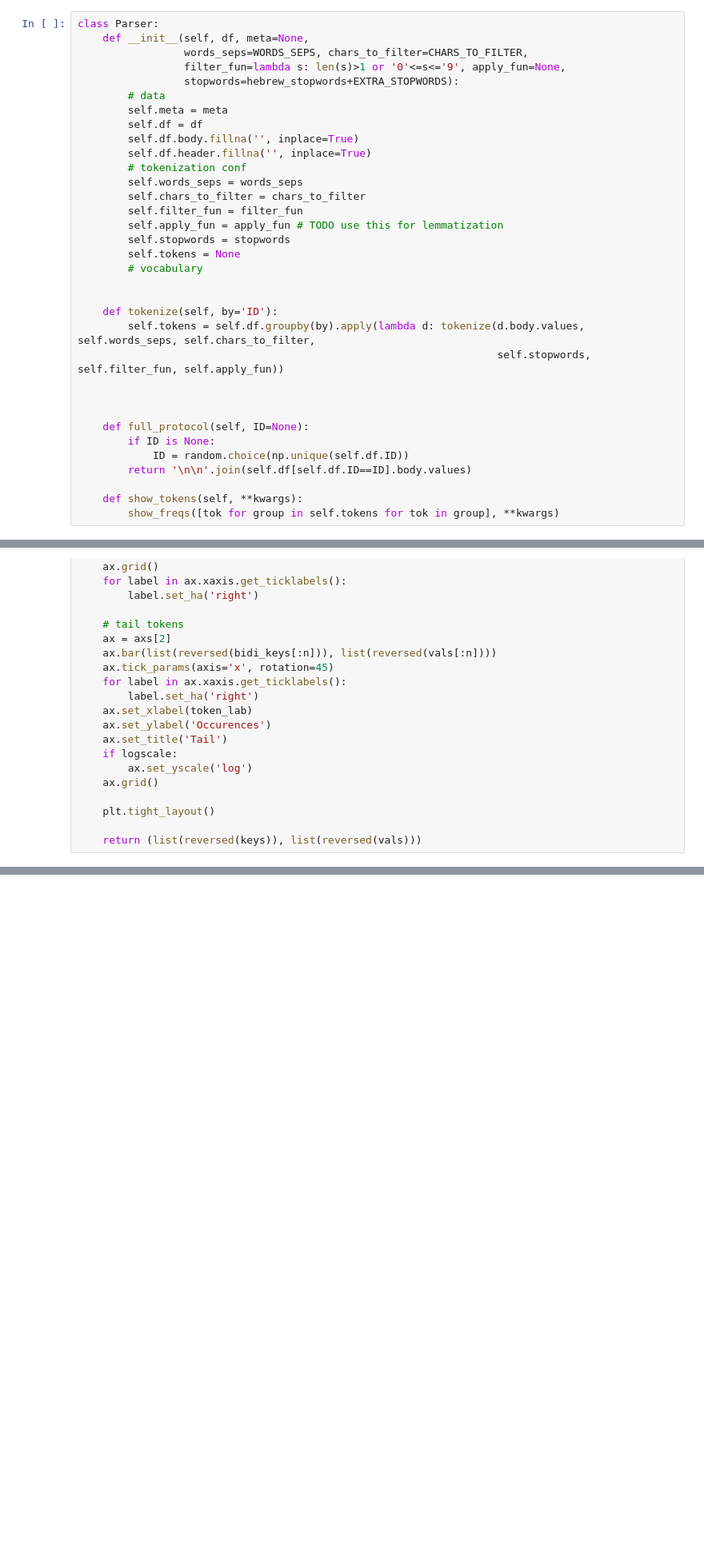
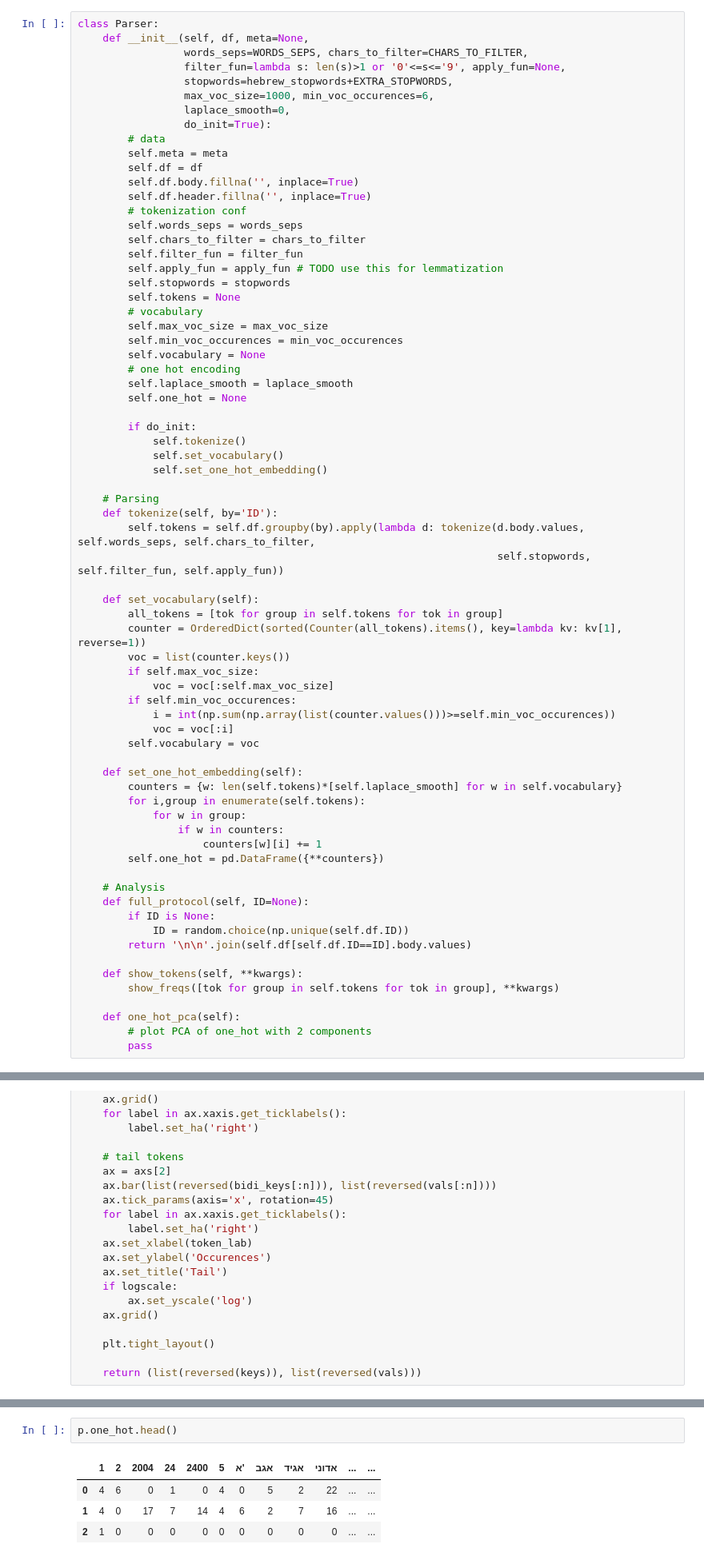
Before and after one commit to ruelian/KnessetClassifier, a Jupyter notebook: Parser.ipynb, the cells around one changed output, grey strips where cells are left out. Shown at 80% size. Saved outputs shown, nothing was run; the diff lists cells and outputs as text; blank space fills up the shorter version.

Commit message:
one hot embedding

```diff
--- a/Parser.ipynb
+++ b/Parser.ipynb
@@ -66,7 +67,10 @@ class Parser:
     def __init__(self, df, meta=None,
                  words_seps=WORDS_SEPS, chars_to_filter=CHARS_TO_FILTER,
                  filter_fun=lambda s: len(s)>1 or '0'<=s<='9', apply_fun=None,
-                 stopwords=hebrew_stopwords+EXTRA_STOPWORDS):
+                 stopwords=hebrew_stopwords+EXTRA_STOPWORDS,
+                 max_voc_size=1000, min_voc_occurences=6,
+                 laplace_smooth=0,
+                 do_init=True):
         # data
         self.meta = meta
         self.df = df
@@ -80,14 +84,43 @@ class Parser:
         self.stopwords = stopwords
         self.tokens = None
         # vocabulary
+        self.max_voc_size = max_voc_size
+        self.min_voc_occurences = min_voc_occurences
+        self.vocabulary = None
+        # one hot encoding
+        self.laplace_smooth = laplace_smooth
+        self.one_hot = None
 
+        if do_init:
+            self.tokenize()
+            self.set_vocabulary()
+            self.set_one_hot_embedding()
 
+    # Parsing
     def tokenize(self, by='ID'):
         self.tokens = self.df.groupby(by).apply(lambda d: tokenize(d.body.values, self.words_seps, self.chars_to_filter,
                                                                    self.stopwords, self.filter_fun, self.apply_fun))
 
+    def set_vocabulary(self):
+        all_tokens = [tok for group in self.tokens for tok in group]
+        counter = OrderedDict(sorted(Counter(all_tokens).items(), key=lambda kv: kv[1], reverse=1))
+        voc = list(counter.keys())
+        if self.max_voc_size:
+            voc = voc[:self.max_voc_size]
+        if self.min_voc_occurences:
+            i = int(np.sum(np.array(list(counter.values()))>=self.min_voc_occurences))
+            voc = voc[:i]
+        self.vocabulary = voc
 
+    def set_one_hot_embedding(self):
+        counters = {w: len(self.tokens)*[self.laplace_smooth] for w in self.vocabulary}
+        for i,group in enumerate(self.tokens):
+            for w in group:
+                if w in counters:
+                    counters[w][i] += 1
+        self.one_hot = pd.DataFrame({**counters})
 
+    # Analysis
     def full_protocol(self, ID=None):
         if ID is None:
             ID = random.choice(np.unique(self.df.ID))
@@ -95,6 +128,10 @@ class Parser:
 
     def show_tokens(self, **kwargs):
         show_freqs([tok for group in self.tokens for tok in group], **kwargs)
+
+    def one_hot_pca(self):
+        # plot PCA of one_hot with 2 components
+        pass
 # %% [markdown]
 # EDA
 # %%
@@ -246,0 +284,7 @@ p_tamars
+# %%
+p.one_hot.head()
+# %% [output]
+|  | 1 | 2 | 2004 | 24 | 2400 | 5 | א' | אגב | אגיד | אדוני | ... | ... |
+| 0 | 4 | 6 | 0 | 1 | 0 | 4 | 0 | 5 | 2 | 22 | ... | ... |
+| 1 | 4 | 0 | 17 | 7 | 14 | 4 | 6 | 2 | 7 | 16 | ... | ... |
+| 2 | 1 | 0 | 0 | 0 | 0 | 0 | 0 | 0 | 0 | 0 | ... | ... |
```
Also changed, not shown: parts of 8 cells of this notebook.
